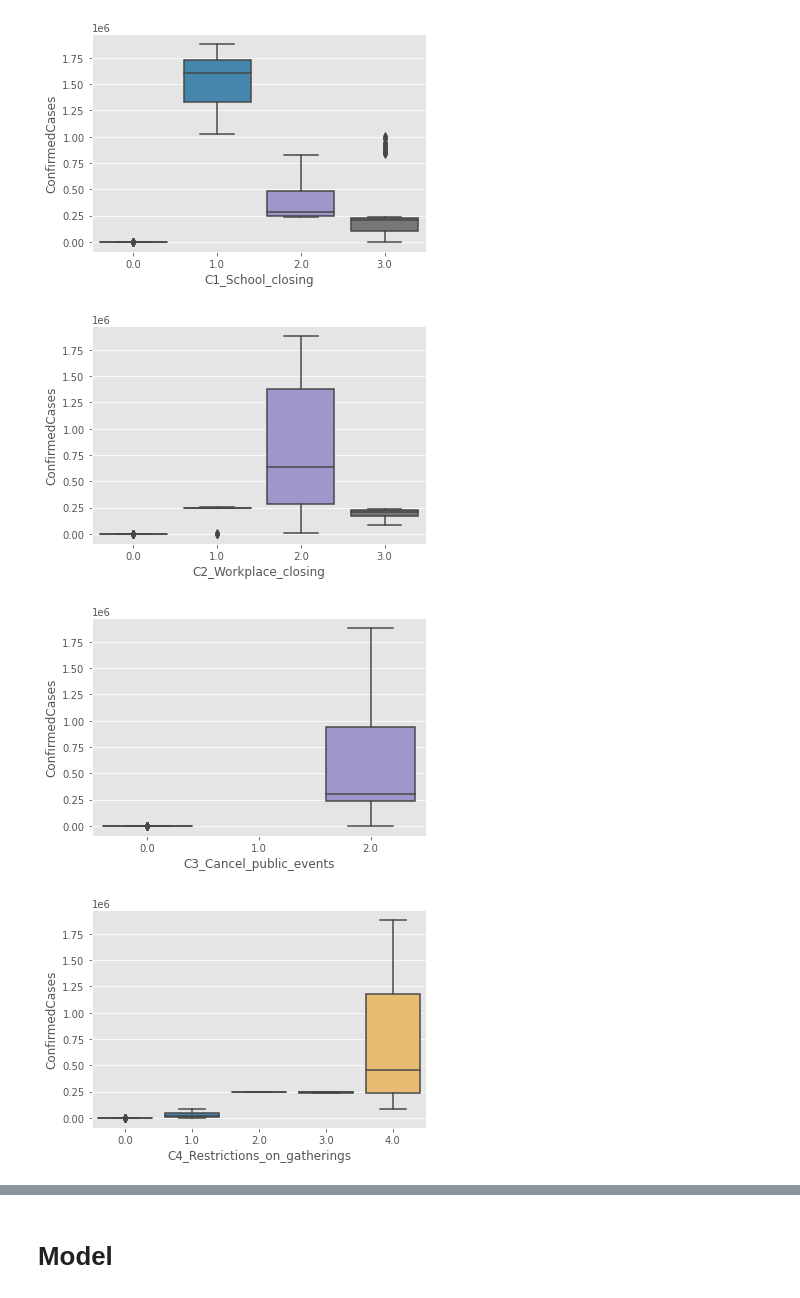
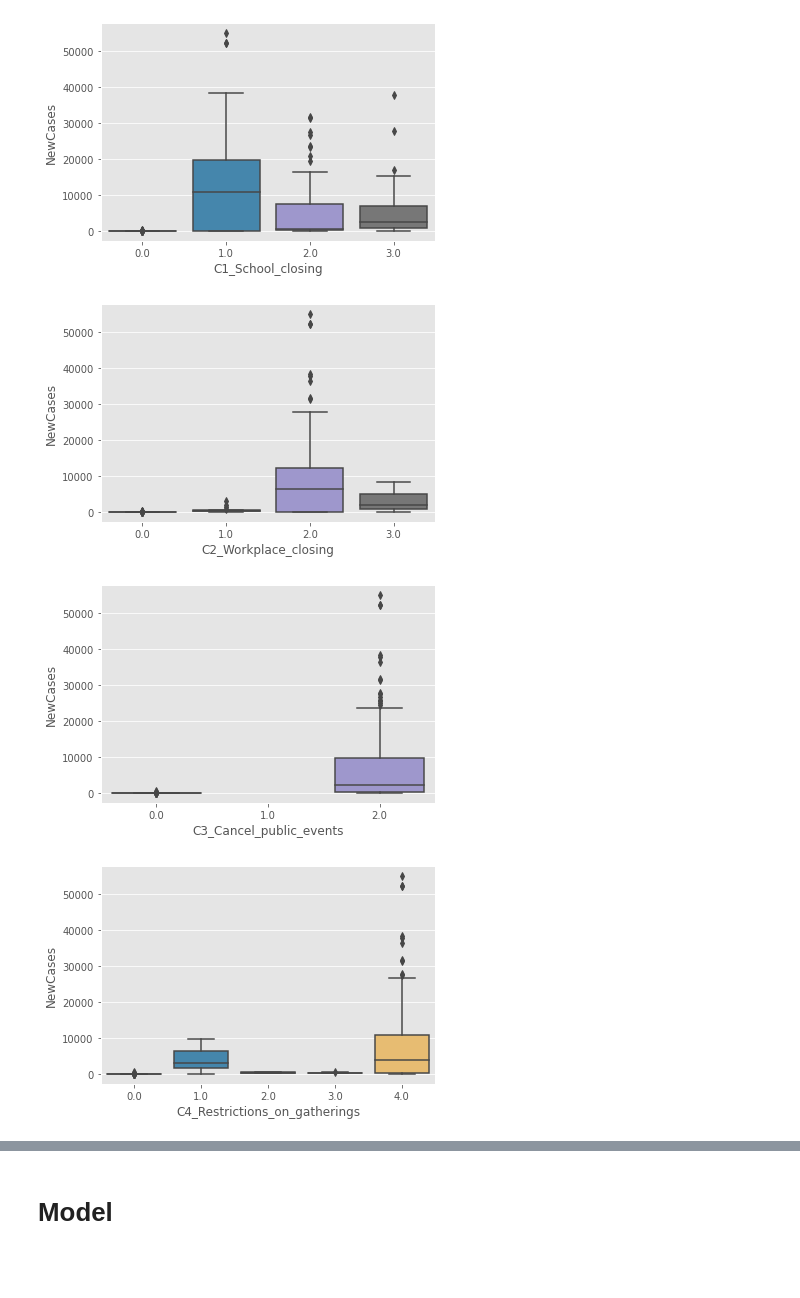
Before and after one commit to Alpargata/covidChallenge, a Jupyter notebook: challenge.ipynb, the cells around one changed output, grey strips where cells are left out. Drawn from its saved outputs; the diff is of its cells as text; code cells hidden in the pictures; blank space fills up the shorter version.

Commit message:
Spain graphs

```diff
--- a/challenge.ipynb
+++ b/challenge.ipynb
@@ -160,12 +161,17 @@ NPI_COLUMNS = ['C1_School_closing',
                'H2_Testing_policy',
                'H3_Contact_tracing',
                'H6_Facial_Coverings']
+# %%
+spdf = pd.DataFrame(df[df.CountryName=='Spain'])
+
+spdf['NewCases'] = spdf.sort_values('Date').ConfirmedCases.diff()
+spdf.NewCases = spdf.NewCases.apply(lambda x: 0 if x<0 else x)
 # %%
 for col in NPI_COLUMNS:
-    sns.boxplot(x=str(col), y="ConfirmedCases", data=df[df.CountryName=='Spain'])
+    sns.boxplot(x=str(col), y="NewCases", data=spdf)
     plt.show()
 # %% [output]
-[figure, old version]
+[figure, new version]
-[figure, old version]
+[figure, new version]
-[figure, old version]
+[figure, new version]
-[figure, old version]
+[figure, new version]
```
Also changed, not shown: parts of 4 cells of this notebook, 1 other file.
